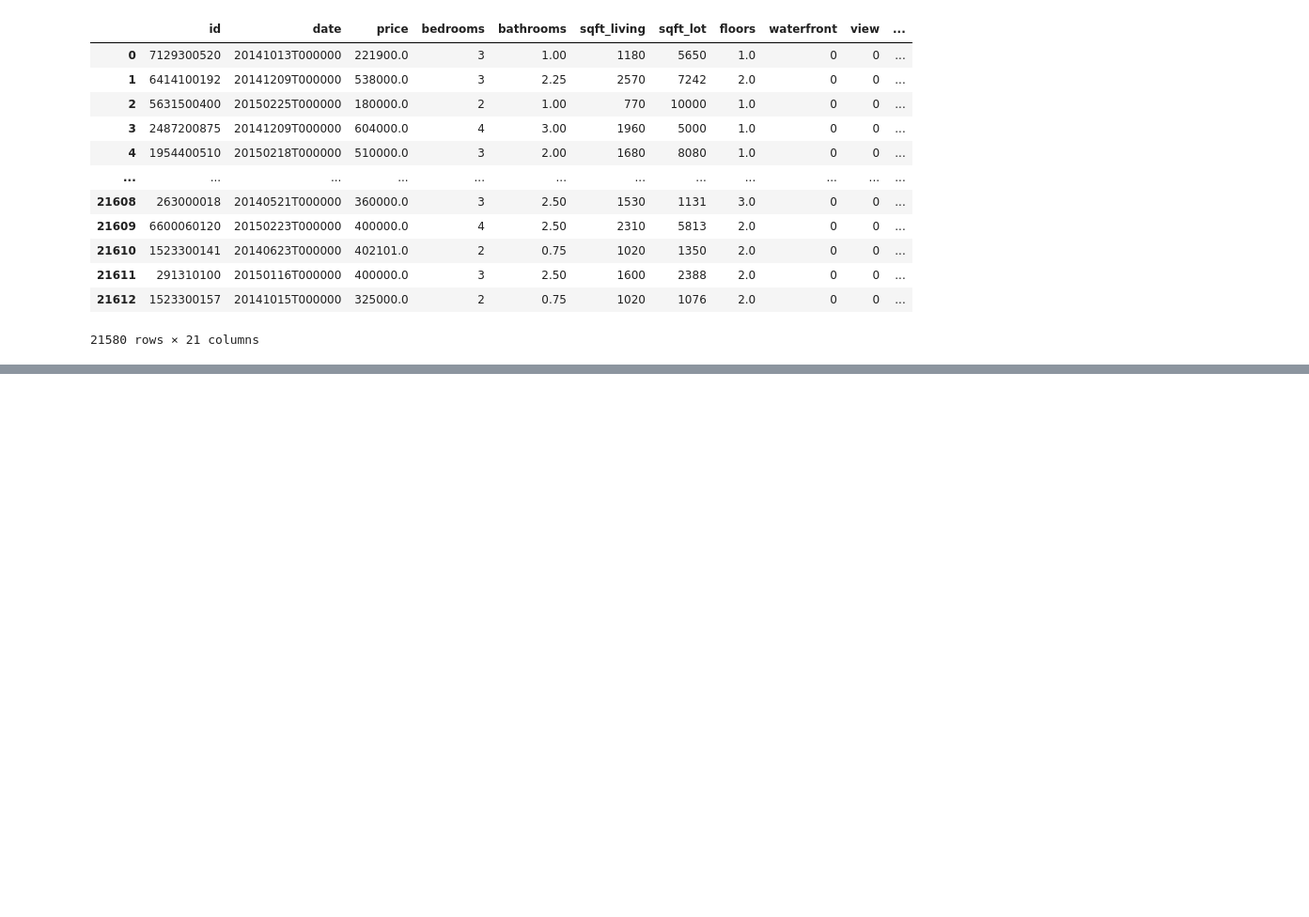
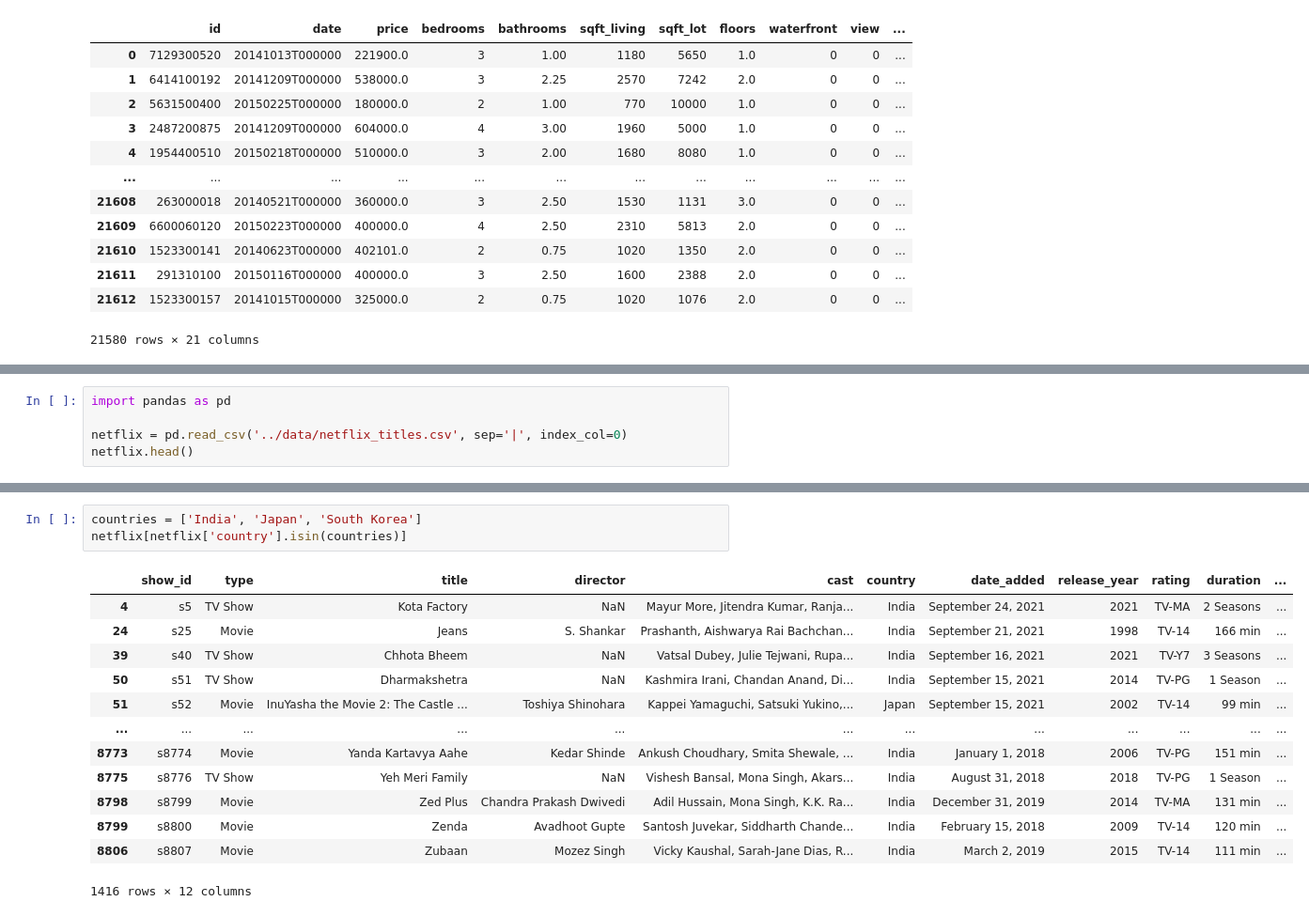
Before and after one commit to harshitgupta240197/Python, a Jupyter notebook: Pandas/Core_Concepts/Filtering.ipynb, the cells around one changed output, grey strips where cells are left out. Shown at 94% size. Saved outputs shown, nothing was run; the diff lists cells and outputs as text; blank space fills up the shorter version.

Commit message:
Between-isin() method

```diff
--- a/Pandas/Core_Concepts/Filtering.ipynb
+++ b/Pandas/Core_Concepts/Filtering.ipynb
@@ -165,0 +168,5 @@ houses[houses['grade'].between(5,13)]
+# %%
+import pandas as pd
+
+netflix = pd.read_csv('../data/netflix_titles.csv', sep='|', index_col=0)
+netflix.head()
@@ -165,0 +180,17 @@ houses[houses['grade'].between(5,13)]
+# %%
+countries = ['India', 'Japan', 'South Korea']
+netflix[netflix['country'].isin(countries)]
+# %% [output]
+|  | show_id | type | title | director | cast | country | date_added | release_year | rating | duration | ... |
+| 4 | s5 | TV Show | Kota Factory | NaN | Mayur More, Jitendra Kumar, Ranja... | India | September 24, 2021 | 2021 | TV-MA | 2 Seasons | ... |
+| 24 | s25 | Movie | Jeans | S. Shankar | Prashanth, Aishwarya Rai Bachchan... | India | September 21, 2021 | 1998 | TV-14 | 166 min | ... |
+| 39 | s40 | TV Show | Chhota Bheem | NaN | Vatsal Dubey, Julie Tejwani, Rupa... | India | September 16, 2021 | 2021 | TV-Y7 | 3 Seasons | ... |
+| 50 | s51 | TV Show | Dharmakshetra | NaN | Kashmira Irani, Chandan Anand, Di... | India | September 15, 2021 | 2014 | TV-PG | 1 Season | ... |
+| 51 | s52 | Movie | InuYasha the Movie 2: The Castle ... | Toshiya Shinohara | Kappei Yamaguchi, Satsuki Yukino,... | Japan | September 15, 2021 | 2002 | TV-14 | 99 min | ... |
+| ... | ... | ... | ... | ... | ... | ... | ... | ... | ... | ... | ... |
+| 8773 | s8774 | Movie | Yanda Kartavya Aahe | Kedar Shinde | Ankush Choudhary, Smita Shewale, ... | India | January 1, 2018 | 2006 | TV-PG | 151 min | ... |
+| 8775 | s8776 | TV Show | Yeh Meri Family | NaN | Vishesh Bansal, Mona Singh, Akars... | India | August 31, 2018 | 2018 | TV-PG | 1 Season | ... |
+| 8798 | s8799 | Movie | Zed Plus | Chandra Prakash Dwivedi | Adil Hussain, Mona Singh, K.K. Ra... | India | December 31, 2019 | 2014 | TV-MA | 131 min | ... |
+| 8799 | s8800 | Movie | Zenda | Avadhoot Gupte | Santosh Juvekar, Siddharth Chande... | India | February 15, 2018 | 2009 | TV-14 | 120 min | ... |
+| 8806 | s8807 | Movie | Zubaan | Mozez Singh | Vicky Kaushal, Sarah-Jane Dias, R... | India | March 2, 2019 | 2015 | TV-14 | 111 min | ... |
+1416 rows × 12 columns
```
Also changed, not shown: parts of 8 cells of this notebook.
